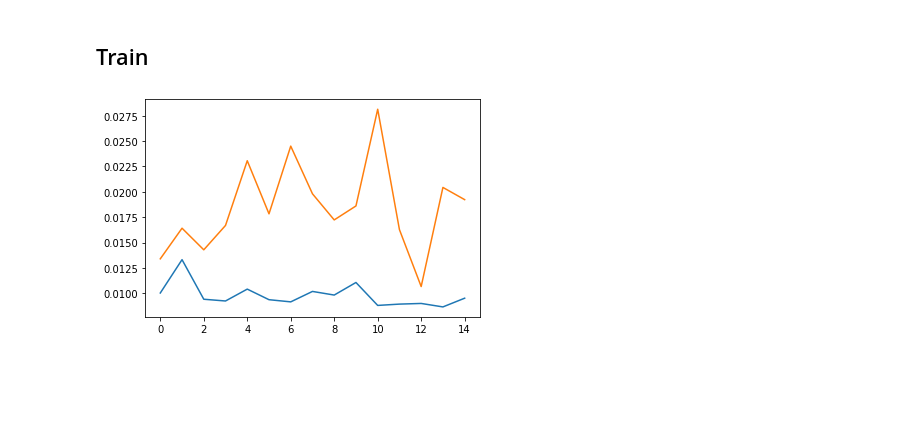
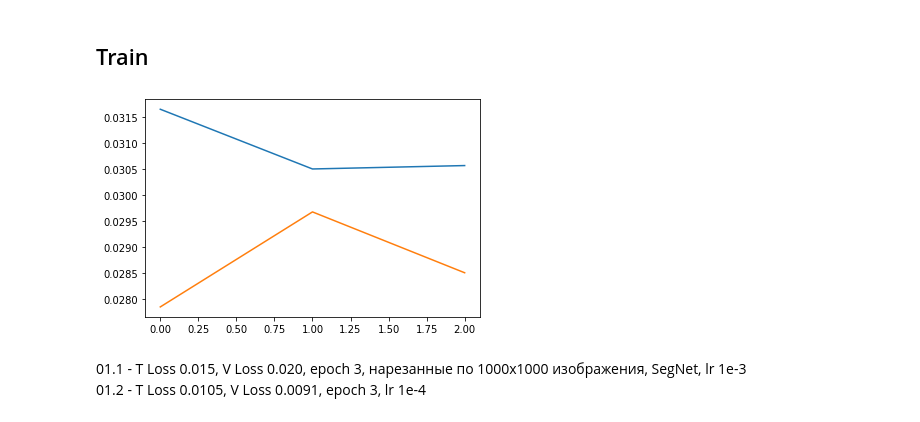
Before and after one commit to GusevMihail/seamless_textute_generator, a Jupyter notebook: sandbox.ipynb, the cells around one changed output. Saved outputs shown, nothing was run; the diff lists cells and outputs as text; code cells hidden in the pictures; blank space fills up the shorter version.

```diff
--- a/sandbox.ipynb
+++ b/sandbox.ipynb
@@ -158,5 +158,5 @@ for fig_x in ax.flatten():
 # %%
-train_loader = DataLoader(train_data, batch_size=30, )
+train_loader = DataLoader(train_data, batch_size=20)
 val_loader = DataLoader(val_data, batch_size=5)
 test_loader = DataLoader(test_data, batch_size=5)
 # %% [markdown]
@@ -461,14 +461,14 @@ def bce_loss(y_real, y_pred):
 model = SegNet()
 model = model.to(DEVICE)
 # %%
-lr = 1e-5
+lr = 1e-4
 
-# loss_fn = nn.L1Loss()
-loss_fn = nn.MSELoss()
+loss_fn = nn.L1Loss()
+# loss_fn = nn.MSELoss()
 optim = torch.optim.Adam(model.parameters(), lr=lr)
 # %%
-train_hist, _ = train(model, train_loader, loss_fn, optim, 15, val_loader=val_loader)
+train_hist, _ = train(model, train_loader, loss_fn, optim, 3, val_loader=val_loader)
 plt.plot(train_hist['Tloss'])
 plt.plot(train_hist['Vloss']);
 # %% [output]
-[figure, old version]
+[figure, new version]
@@ -475,3 +477,6 @@ plt.plot(train_hist['Vloss']);
+# %% [markdown]
+01.1 - T Loss 0.015, V Loss 0.020, epoch 3, нарезанные по 1000х1000   изображения, SegNet, lr 1e-3
+01.2 - T Loss 0.0105, V Loss 0.0091, epoch 3, lr 1e-4
 # %%
 np.random.seed(42)
 samples = 5
```
Also changed, not shown: parts of 4 cells of this notebook.
